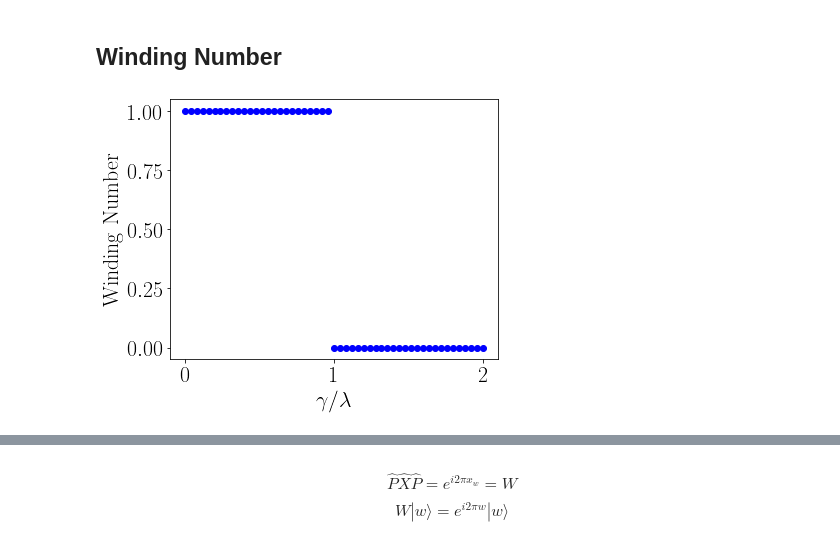
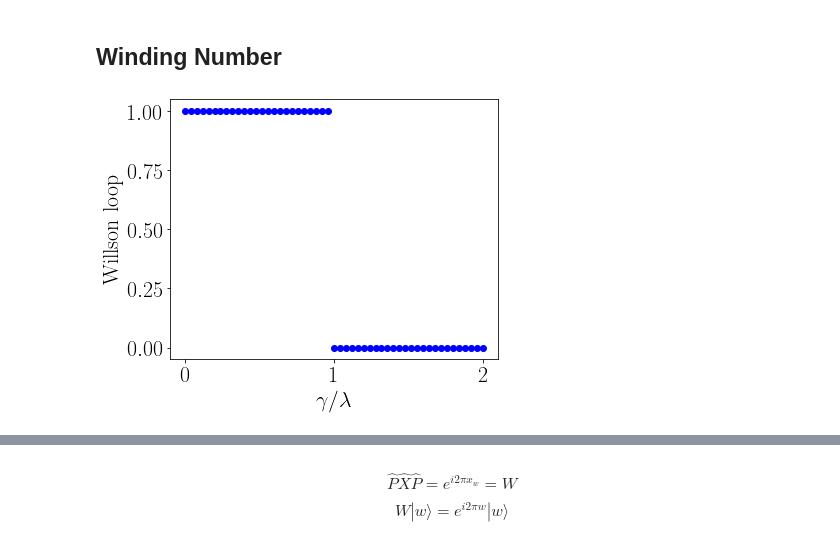
Before and after one commit to Antoniodivz/Tesis, a Jupyter notebook: pump ssh.ipynb, the cells around one changed output, grey strips where cells are left out. Saved outputs shown, nothing was run; the diff lists cells and outputs as text; code cells hidden in the pictures.

```diff
--- a/pump ssh.ipynb
+++ b/pump ssh.ipynb
@@ -110,21 +111,21 @@ plt.savefig('loop_shh.png')
 # %%
 fig, ax = plt.subplots(figsize=(6,5))
 for v in linspace(0,2,51):
     WL = ones((2,2), dtype=complex)
 
     for k in linspace(-pi,pi,100)[1:]:
         H =  matrix(H_ssh(k,1,v),dtype=complex)
         Ek, U = eigh(H)
         Ek = real(Ek)
         WL = WL*U.T.conjugate()*U.T
 
     W = sum(angle(WL))/(2*pi)
     ax.scatter([v],[W],c='b')
 
 
 ax.set_xlabel('$\gamma/\lambda$')
-ax.set_ylabel('Winding Number')
+ax.set_ylabel('Willson loop')
 plt.tight_layout()
 plt.savefig('winding_shh.png')
 # %% [output]
-[figure, old version]
+[figure, new version]
```
Also changed, not shown: parts of 3 cells of this notebook, 19 other files.
